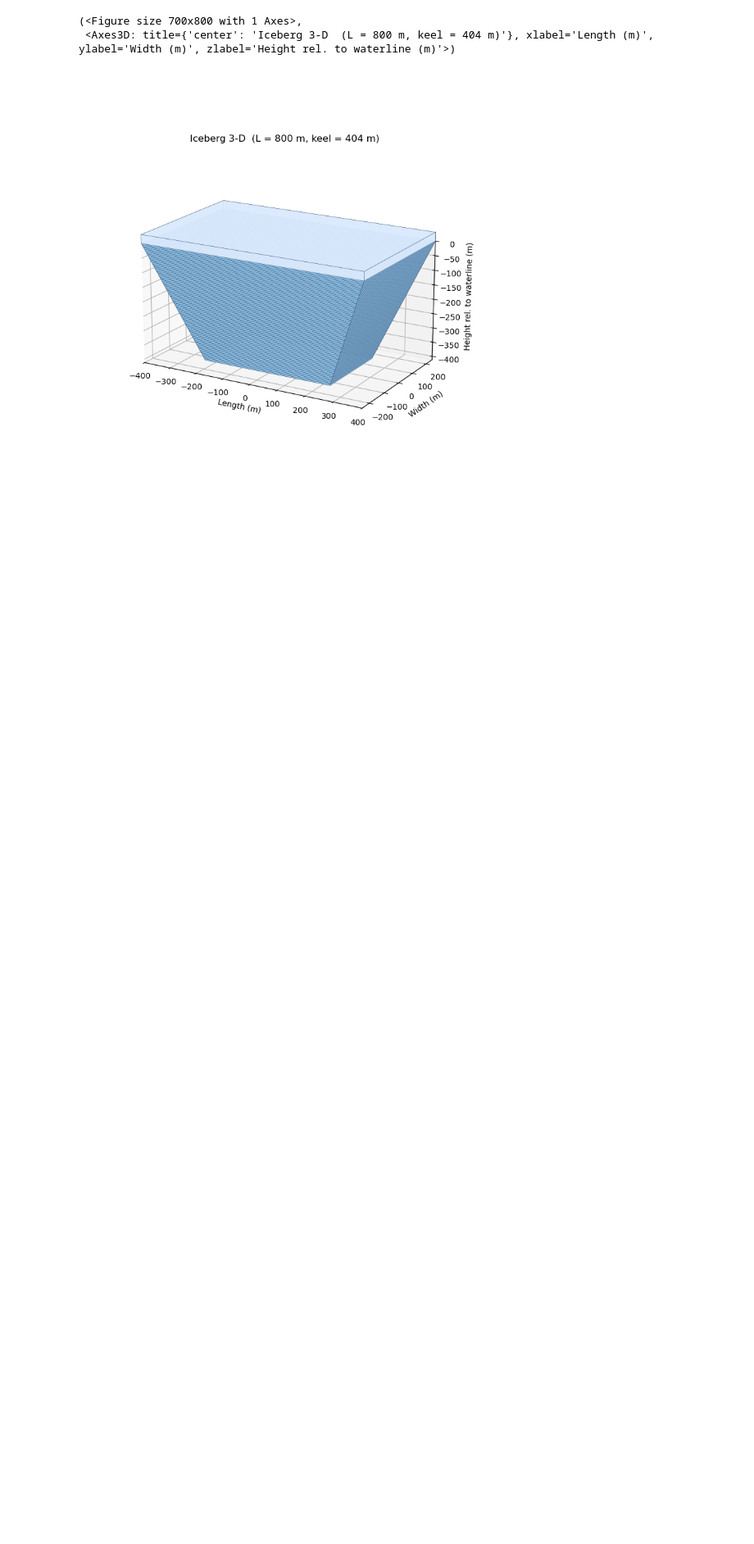
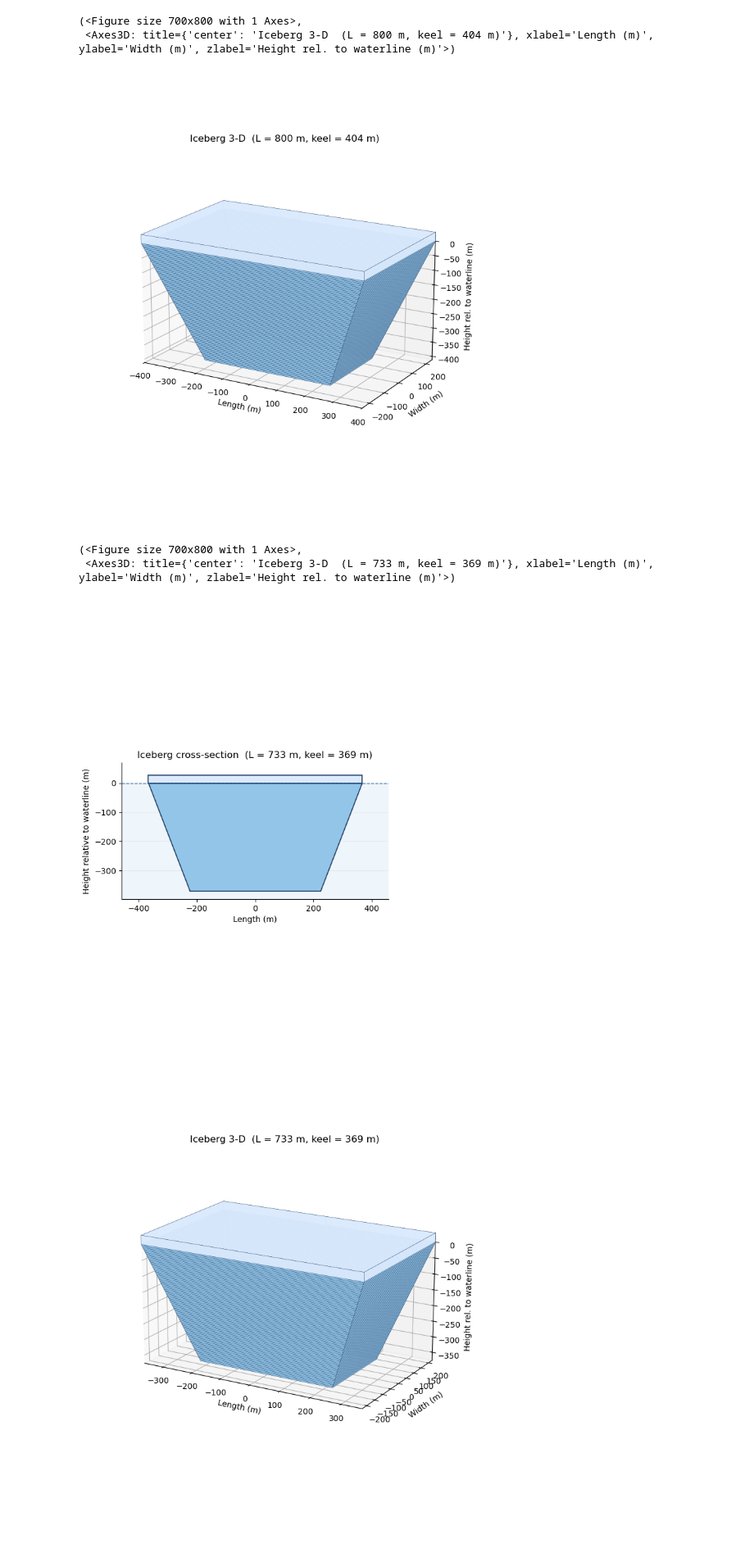
Before and after one commit to shahinmg/iceberg_geometry, a Jupyter notebook: notebooks/create_iceberg_geom.ipynb, the cells around one changed output. Shown at 82% size. Drawn from its saved outputs; the diff is of its cells as text; code cells hidden in the pictures; blank space fills up the shorter version.

```diff
--- a/notebooks/create_iceberg_geom.ipynb
+++ b/notebooks/create_iceberg_geom.ipynb
@@ -68,3 +68,14 @@ Text(0.5, 1.0, 'Calibrated (Schild/Sulak)')
 (<Figure size 700x800 with 1 Axes>,
  <Axes3D: title={'center': 'Iceberg 3-D  (L = 800 m, keel = 404 m)'}, xlabel='Length (m)', ylabel='Width (m)', zlabel='Height rel. to waterline (m)'>)
 [figure]
+# %%
+berg = Iceberg(length=733, dz=5)
+ice = berg.init_iceberg_size(keel_method='schild', volume_law='sulak')
+
+berg.plot_iceberg_shape(ice=ice)   # 2-D cross-section (waterline, sail, keel)
+berg.plot_iceberg_3d(ice=ice)      # 3-D solid
+# %% [output]
+(<Figure size 700x800 with 1 Axes>,
+ <Axes3D: title={'center': 'Iceberg 3-D  (L = 733 m, keel = 369 m)'}, xlabel='Length (m)', ylabel='Width (m)', zlabel='Height rel. to waterline (m)'>)
+[figure, added]
+[figure, added]
```
Also changed, not shown: 3 other files.
